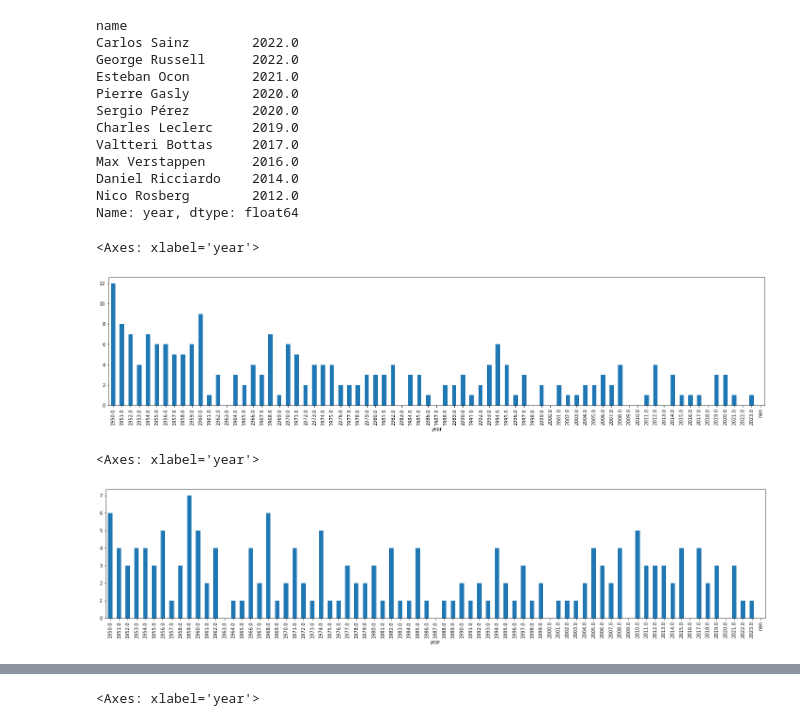
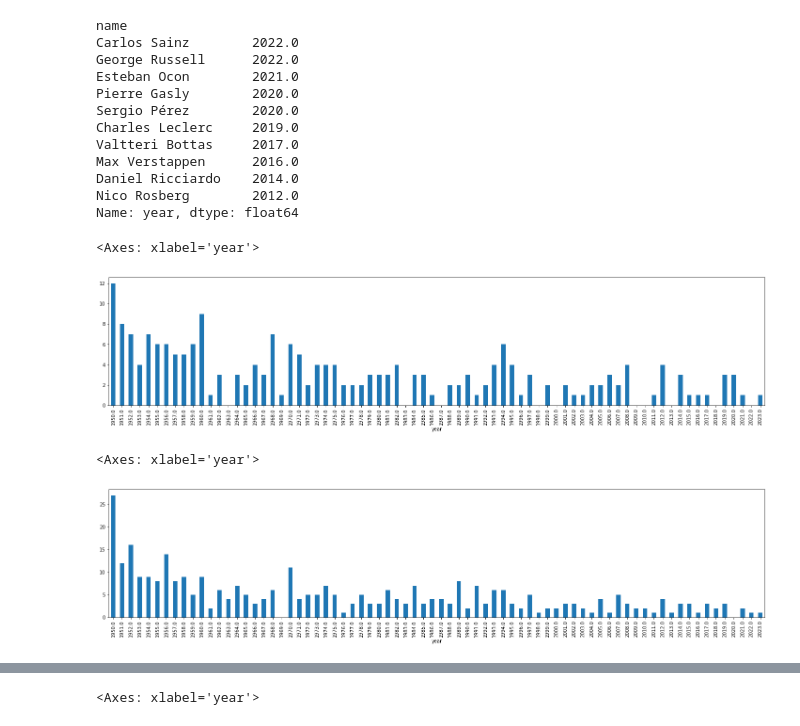
Before and after one commit to michalkasparek/f1-stats, a Jupyter notebook: 101 the most boring season.ipynb, the cells around one changed output, grey strips where cells are left out. Cells and saved outputs as stored; diff of their text form; code cells hidden in the pictures.

```diff
--- a/101 the most boring season.ipynb
+++ b/101 the most boring season.ipynb
@@ -94,2 +105,2 @@ Index(['resultId', 'raceId', 'driverId', 'constructorId', 'number', 'grid',
 # %%
-laps = laps.merge(results[['raceId','driverId','laps','year','round','gp','name','constructor','status']], on=['raceId','driverId'])
+laps = laps.merge(results[results['year'] >= 1996][['raceId','driverId','grid','laps','year','round','gp','name','constructor','status']], on=['raceId','driverId'], how='outer')
@@ -198,3 +233,5 @@ leaderChanges
 1102 rows × 2 columns
 # %%
 results = results.merge(leaderChanges, on='raceId')
+# %%
+results['leaderChanges'] = pd.to_numeric(results['leaderChanges'])
@@ -386,7 +527,7 @@ titles['racesLeft'].plot.bar(figsize=(23,5))
 # %% [markdown]
 ## Maiden wins, podiums and points
 # %%
-years = results['year'].sort_values().drop_duplicates().to_list()
+years = results['year'].sort_values().dropna().drop_duplicates().to_list()
 # %%
 pd.DataFrame(results[results['position'] == 1].groupby('name')['year'].min()).groupby('year').size().reindex(index=years).plot.bar(figsize=(25,5))
 # %% [output]
@@ -411,9 +552,9 @@ Name: year, dtype: float64
 pd.DataFrame(results[results['position'] <= 3].groupby('name')['year'].min()).groupby('year').size().reindex(index=years).plot.bar(figsize=(25,5))
 # %% [output]
 <Axes: xlabel='year'>
-[figure, old version]
+[figure, new version]
 # %%
-pd.DataFrame(results[results['points'] >= 6].groupby('name')['year'].min()).groupby('year').size().reindex(index=years).plot.bar(figsize=(25,5))
+pd.DataFrame(results[results['position'] <= 6].groupby('name')['year'].min()).groupby('year').size().reindex(index=years).plot.bar(figsize=(25,5))
 # %% [output]
 <Axes: xlabel='year'>
-[figure, old version]
+[figure, new version]
```
Also changed, not shown: parts of 52 cells of this notebook, 10 other files.
